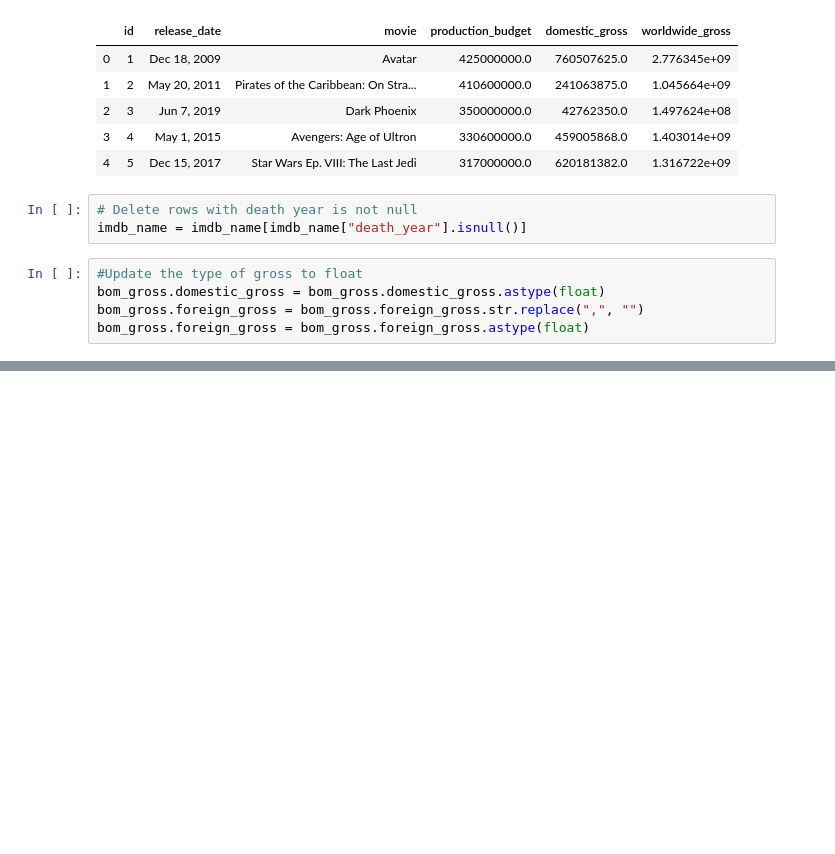
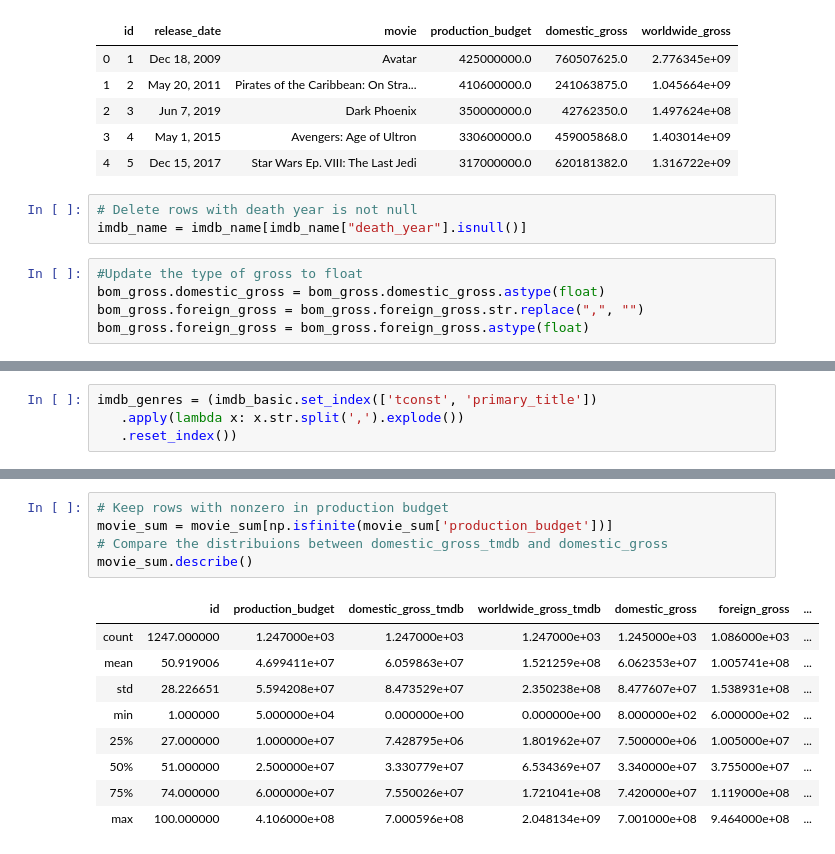
Before and after one commit to learn-co-students/dc-ds-111819, a Jupyter notebook: module-1/project/Mod1_project_DN/Data_cleaning_NL.ipynb, the cells around one changed output, grey strips where cells are left out. Cells and saved outputs as stored; diff of their text form; blank space fills up the shorter version.

```diff
--- a/module-1/project/Mod1_project_DN/Data_cleaning_NL.ipynb
+++ b/module-1/project/Mod1_project_DN/Data_cleaning_NL.ipynb
@@ -106,0 +109,4 @@ pandas.core.series.Series
+# %%
+imdb_genres = (imdb_basic.set_index(['tconst', 'primary_title'])
+   .apply(lambda x: x.str.split(',').explode())
+   .reset_index())
@@ -106,0 +157,15 @@ pandas.core.series.Series
+# %%
+# Keep rows with nonzero in production budget
+movie_sum = movie_sum[np.isfinite(movie_sum['production_budget'])]
+# Compare the distribuions between domestic_gross_tmdb and domestic_gross
+movie_sum.describe()
+# %% [output]
+|  | id | production_budget | domestic_gross_tmdb | worldwide_gross_tmdb | domestic_gross | foreign_gross | ... |
+| count | 1247.000000 | 1.247000e+03 | 1.247000e+03 | 1.247000e+03 | 1.245000e+03 | 1.086000e+03 | ... |
+| mean | 50.919006 | 4.699411e+07 | 6.059863e+07 | 1.521259e+08 | 6.062353e+07 | 1.005741e+08 | ... |
+| std | 28.226651 | 5.594208e+07 | 8.473529e+07 | 2.350238e+08 | 8.477607e+07 | 1.538931e+08 | ... |
+| min | 1.000000 | 5.000000e+04 | 0.000000e+00 | 0.000000e+00 | 8.000000e+02 | 6.000000e+02 | ... |
+| 25% | 27.000000 | 1.000000e+07 | 7.428795e+06 | 1.801962e+07 | 7.500000e+06 | 1.005000e+07 | ... |
+| 50% | 51.000000 | 2.500000e+07 | 3.330779e+07 | 6.534369e+07 | 3.340000e+07 | 3.755000e+07 | ... |
+| 75% | 74.000000 | 6.000000e+07 | 7.550026e+07 | 1.721041e+08 | 7.420000e+07 | 1.119000e+08 | ... |
+| max | 100.000000 | 4.106000e+08 | 7.000596e+08 | 2.048134e+09 | 7.001000e+08 | 9.464000e+08 | ... |
```
Also changed, not shown: parts of 20 cells of this notebook, 20 other files.
